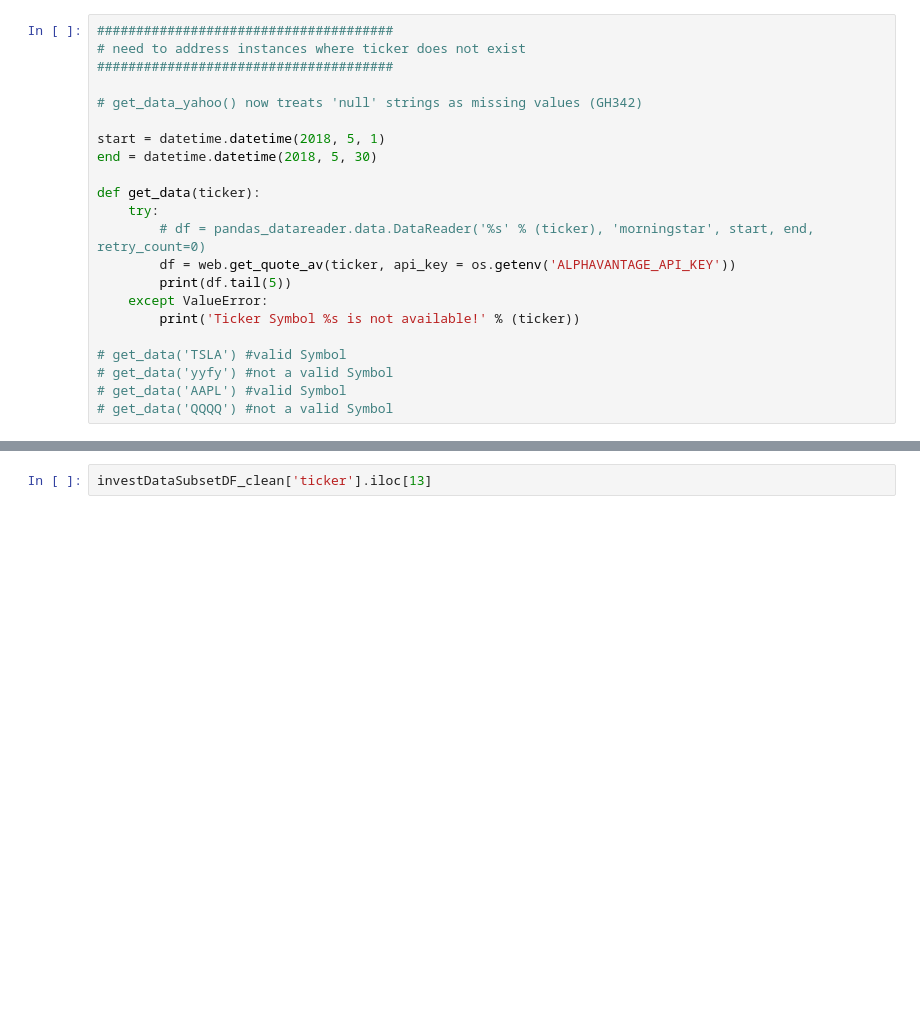
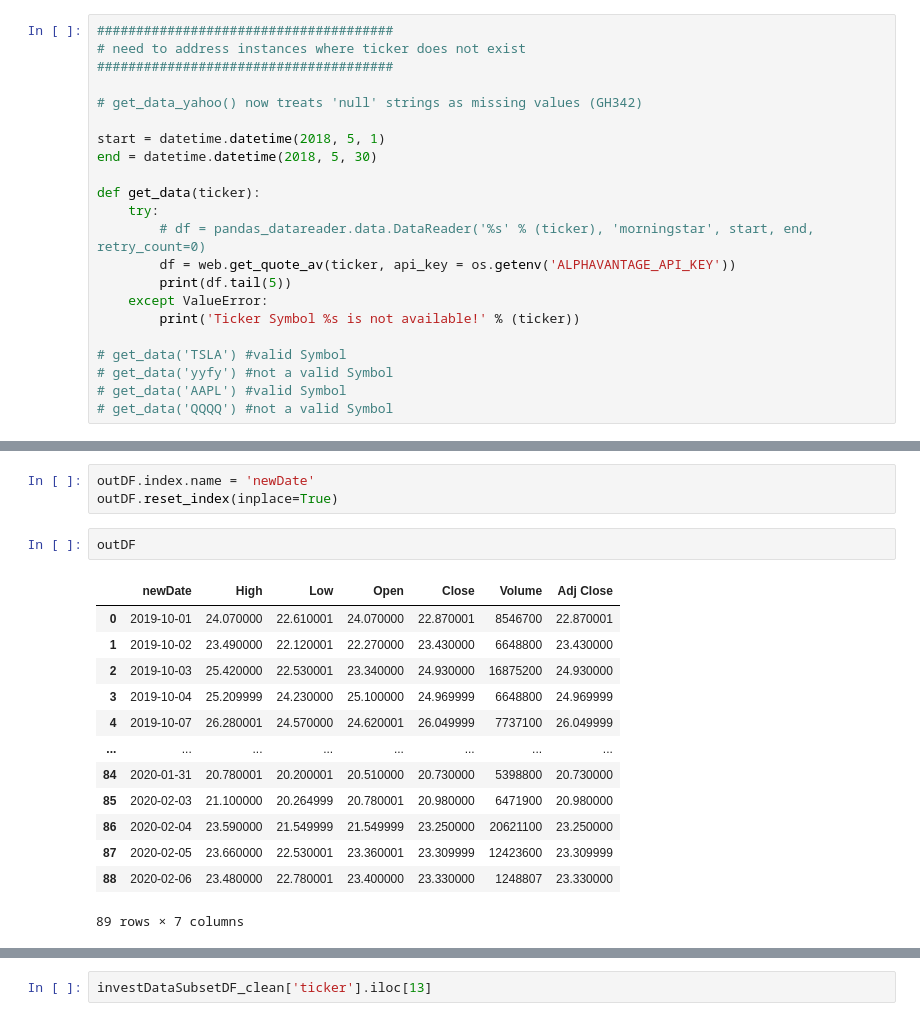
Before and after one commit to dcovarru/investmentsPython, a Jupyter notebook: investments.ipynb, the cells around one changed output, grey strips where cells are left out. Cells and saved outputs as stored; diff of their text form; blank space fills up the shorter version.

```diff
--- a/investments.ipynb
+++ b/investments.ipynb
@@ -158 +159,20 @@ outDF.assign(Stock = 'WORK')
 89 rows × 7 columns
+# %%
+outDF.index.name = 'newDate'
+outDF.reset_index(inplace=True)
+# %%
+outDF
+# %% [output]
+|  | newDate | High | Low | Open | Close | Volume | Adj Close |
+| 0 | 2019-10-01 | 24.070000 | 22.610001 | 24.070000 | 22.870001 | 8546700 | 22.870001 |
+| 1 | 2019-10-02 | 23.490000 | 22.120001 | 22.270000 | 23.430000 | 6648800 | 23.430000 |
+| 2 | 2019-10-03 | 25.420000 | 22.530001 | 23.340000 | 24.930000 | 16875200 | 24.930000 |
+| 3 | 2019-10-04 | 25.209999 | 24.230000 | 25.100000 | 24.969999 | 6648800 | 24.969999 |
+| 4 | 2019-10-07 | 26.280001 | 24.570000 | 24.620001 | 26.049999 | 7737100 | 26.049999 |
+| ... | ... | ... | ... | ... | ... | ... | ... |
+| 84 | 2020-01-31 | 20.780001 | 20.200001 | 20.510000 | 20.730000 | 5398800 | 20.730000 |
+| 85 | 2020-02-03 | 21.100000 | 20.264999 | 20.780001 | 20.980000 | 6471900 | 20.980000 |
+| 86 | 2020-02-04 | 23.590000 | 21.549999 | 21.549999 | 23.250000 | 20621100 | 23.250000 |
+| 87 | 2020-02-05 | 23.660000 | 22.530001 | 23.360001 | 23.309999 | 12423600 | 23.309999 |
+| 88 | 2020-02-06 | 23.480000 | 22.780001 | 23.400000 | 23.330000 | 1248807 | 23.330000 |
+89 rows × 7 columns
```
Also changed, not shown: parts of 3 cells of this notebook.
